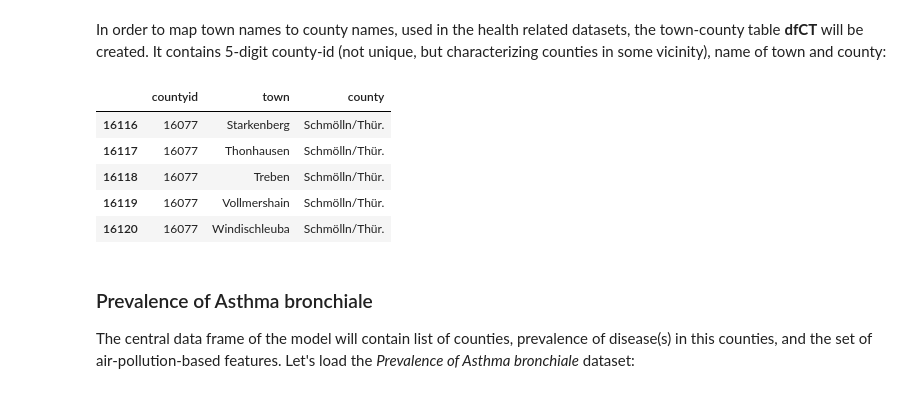
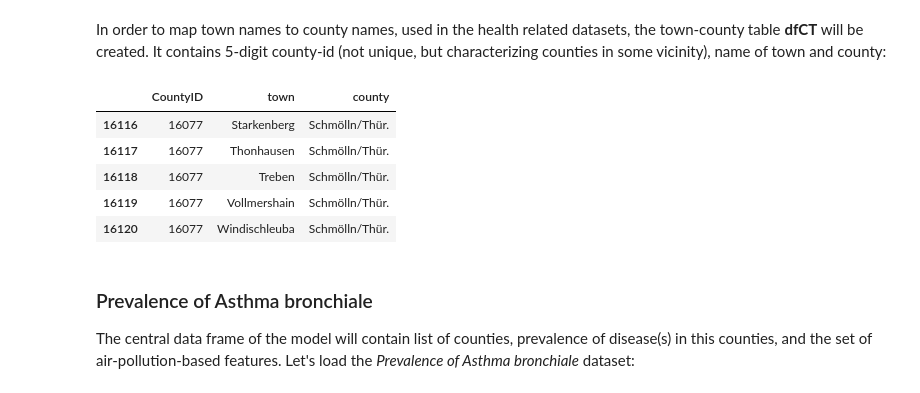
Before and after one commit to EvgenyGorelov/IBM_Coursera_Capstone, a Jupyter notebook: Capstone.etl.PandasSpark.1.1.ipynb, the cells around one changed output. Saved outputs shown, nothing was run; the diff lists cells and outputs as text; code cells hidden in the pictures.

Commit message:
Column names modified

```diff
--- a/Capstone.etl.PandasSpark.1.1.ipynb
+++ b/Capstone.etl.PandasSpark.1.1.ipynb
@@ -238,14 +242,14 @@ In order to map town names to county names, used in the health related datasets,
 # %%
 columns = [(10, 15), (22, 71), (72, 121)]
 dfCT = pd.read_fwf("Capstone.rawData/GV100AD3107/GV100AD_310719.ASC",
-                     colspecs=columns, names=['countyid','town','county'],
+                     colspecs=columns, names=['CountyID','town','county'],
                      encoding="iso8859_1")
 dfCT=dfCT.fillna(method='ffill')
 
 dfCT['town'] = dfCT['town'].str.split(",").str[0]
 dfCT.tail(5)
 # %% [output]
-|  | countyid | town | county |
+|  | CountyID | town | county |
 | 16116 | 16077 | Starkenberg | Schmölln/Thür. |
 | 16117 | 16077 | Thonhausen | Schmölln/Thür. |
 | 16118 | 16077 | Treben | Schmölln/Thür. |
```
Also changed, not shown: parts of 7 cells of this notebook.
